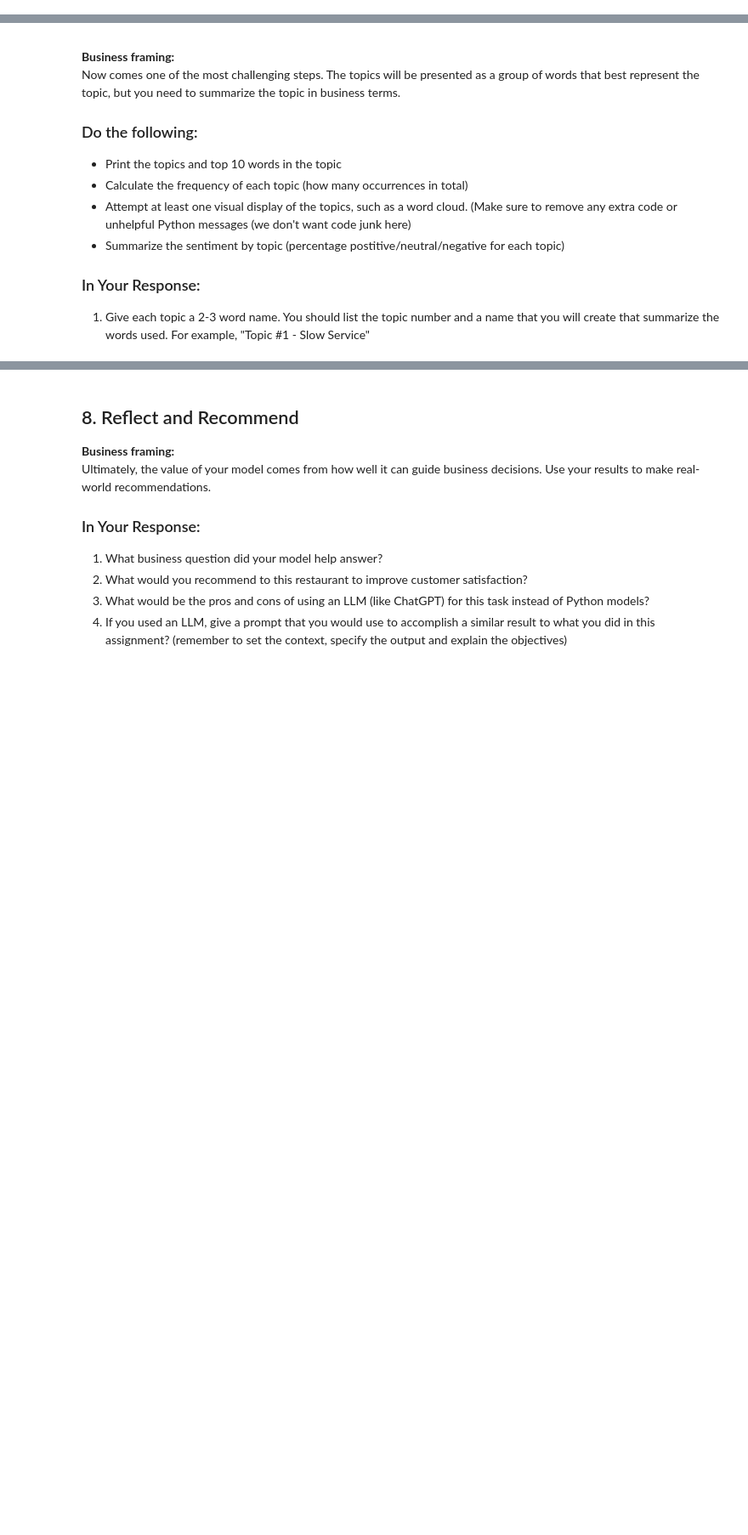
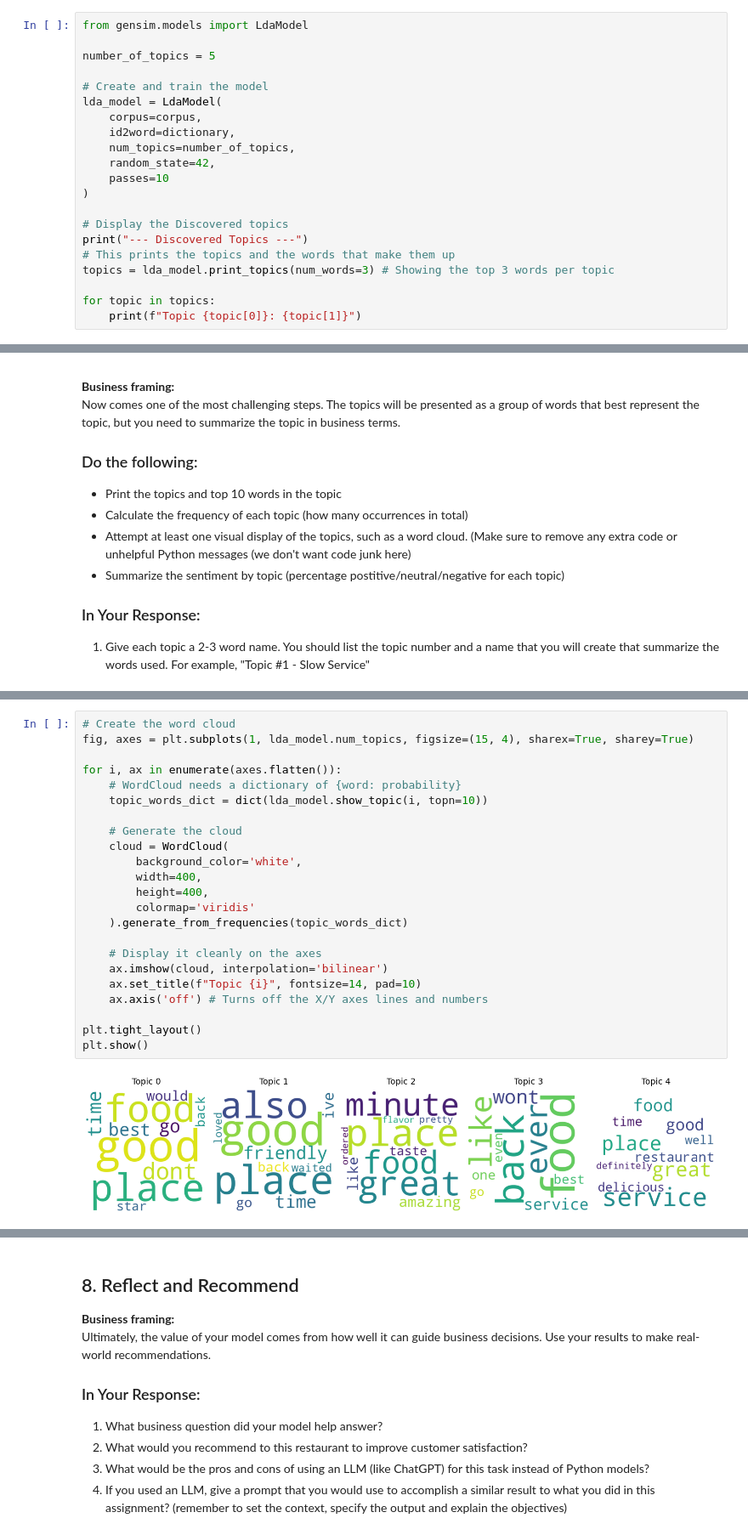
Before and after one commit to expely/Business-Analytics-Labs, a Jupyter notebook: Assignments/assignment_13_text_analytics.ipynb, the cells around one changed output, grey strips where cells are left out. Shown at 85% size. Saved outputs shown, nothing was run; the diff lists cells and outputs as text; blank space fills up the shorter version.

```diff
--- a/Assignments/assignment_13_text_analytics.ipynb
+++ b/Assignments/assignment_13_text_analytics.ipynb
@@ -161,0 +328,21 @@ NOTE: You may receive an error about training "not converging".  You can ignore
+# %%
+from gensim.models import LdaModel
+
+number_of_topics = 5
+
+# Create and train the model
+lda_model = LdaModel(
+    corpus=corpus,
+    id2word=dictionary,
+    num_topics=number_of_topics,
+    random_state=42,
+    passes=10
+)
+
+# Display the Discovered topics
+print("--- Discovered Topics ---")
+# This prints the topics and the words that make them up
+topics = lda_model.print_topics(num_words=3) # Showing the top 3 words per topic
+
+for topic in topics:
+    print(f"Topic {topic[0]}: {topic[1]}")
@@ -180,0 +423,25 @@ List your topics and names here:
+# %%
+# Create the word cloud
+fig, axes = plt.subplots(1, lda_model.num_topics, figsize=(15, 4), sharex=True, sharey=True)
+
+for i, ax in enumerate(axes.flatten()):
+    # WordCloud needs a dictionary of {word: probability}
+    topic_words_dict = dict(lda_model.show_topic(i, topn=10))
+
+    # Generate the cloud
+    cloud = WordCloud(
+        background_color='white',
+        width=400,
+        height=400,
+        colormap='viridis'
+    ).generate_from_frequencies(topic_words_dict)
+
+    # Display it cleanly on the axes
+    ax.imshow(cloud, interpolation='bilinear')
+    ax.set_title(f"Topic {i}", fontsize=14, pad=10)
+    ax.axis('off') # Turns off the X/Y axes lines and numbers
+
+plt.tight_layout()
+plt.show()
+# %% [output]
+[figure, added]
```
Also changed, not shown: parts of 34 cells of this notebook.
